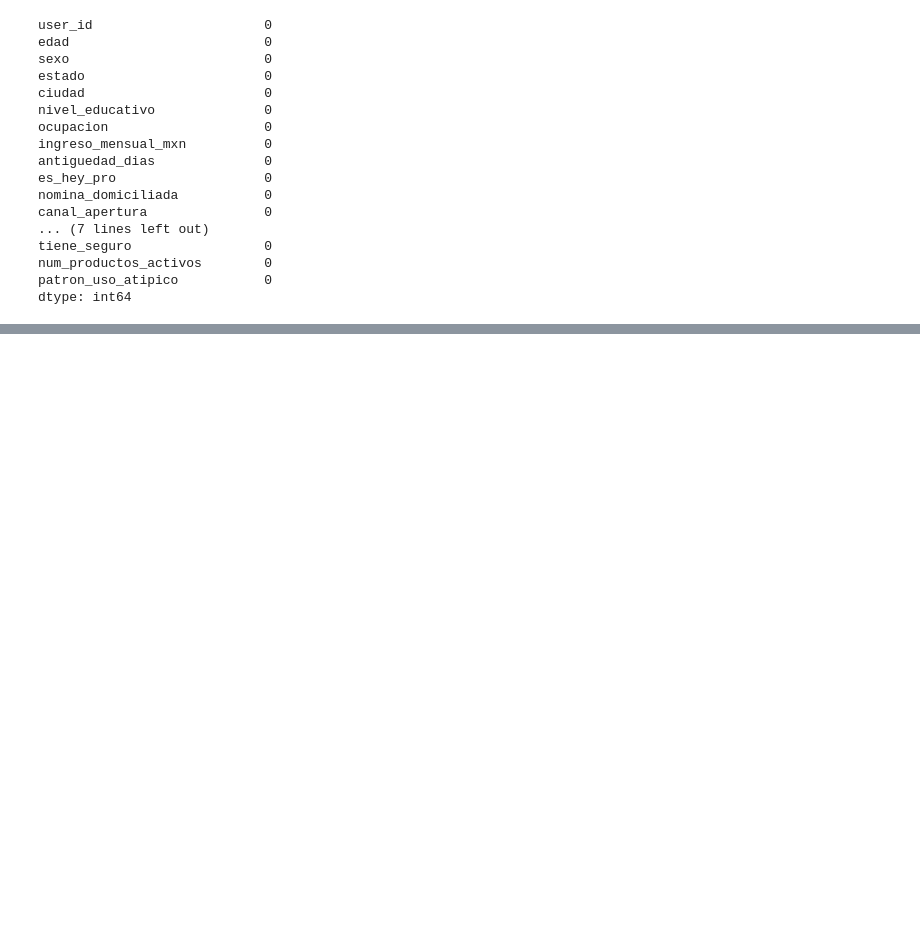
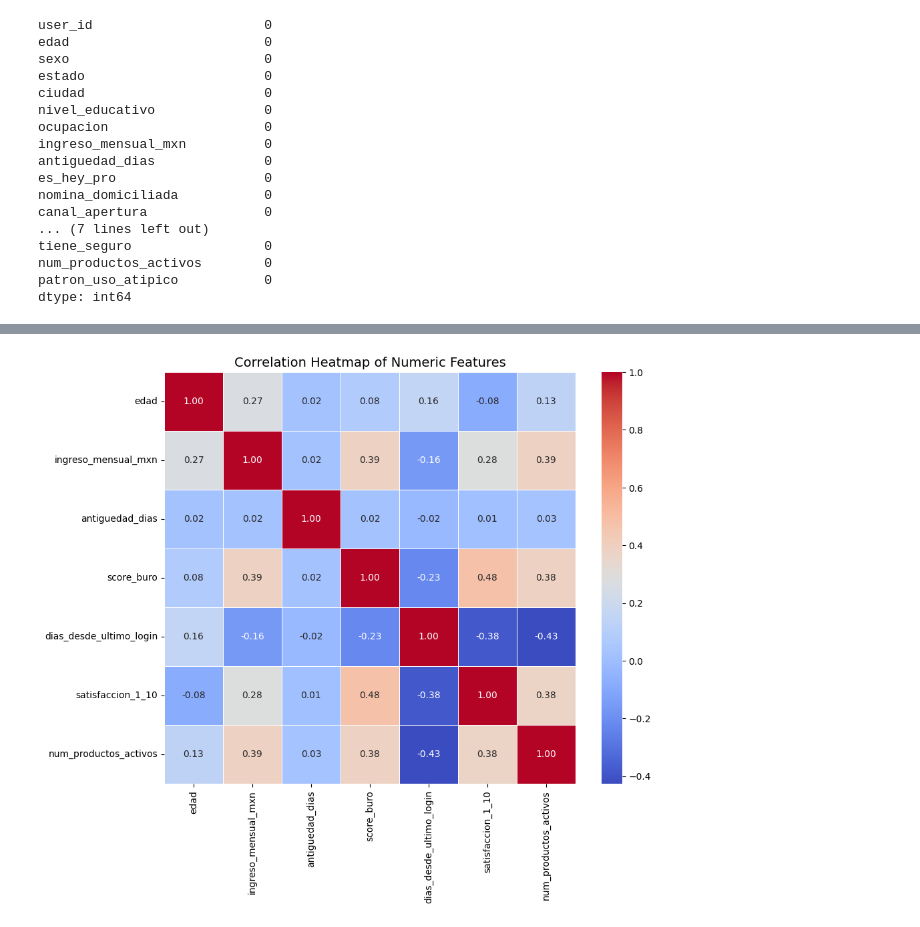
Before and after one commit to Luzdks/Datathon-2026-Wicho, a Jupyter notebook: EDA_datos-transaccionales.ipynb, the cells around one changed output, grey strips where cells are left out. Cells and saved outputs as stored; diff of their text form; code cells hidden in the pictures; blank space fills up the shorter version.

```diff
--- a/EDA_datos-transaccionales.ipynb
+++ b/EDA_datos-transaccionales.ipynb
@@ -126,3 +100,6 @@ tiene_seguro                 0
 num_productos_activos        0
 patron_uso_atipico           0
 dtype: int64
+# %%
+df_clientes_limpio = df_clientes_limpio.dropna(subset=['satisfaccion_1_10'])
+df_clientes_limpio.isnull().sum()
@@ -128,0 +124,11 @@ dtype: int64
+# %%
+import seaborn as sns
+import matplotlib.pyplot as plt
+
+corr = df_clientes_limpio.select_dtypes(include=['float64', 'int64']).corr()
+plt.figure(figsize=(10, 8))
+sns.heatmap(corr, annot=True, cmap='coolwarm', fmt = '.2f', square=True, linewidths=0.5)
+plt.title('Correlation Heatmap of Numeric Features', fontsize=14)
+plt.show()
+# %% [output]
+[figure, added]
```
Also changed, not shown: parts of 19 cells of this notebook, 3 other files.
